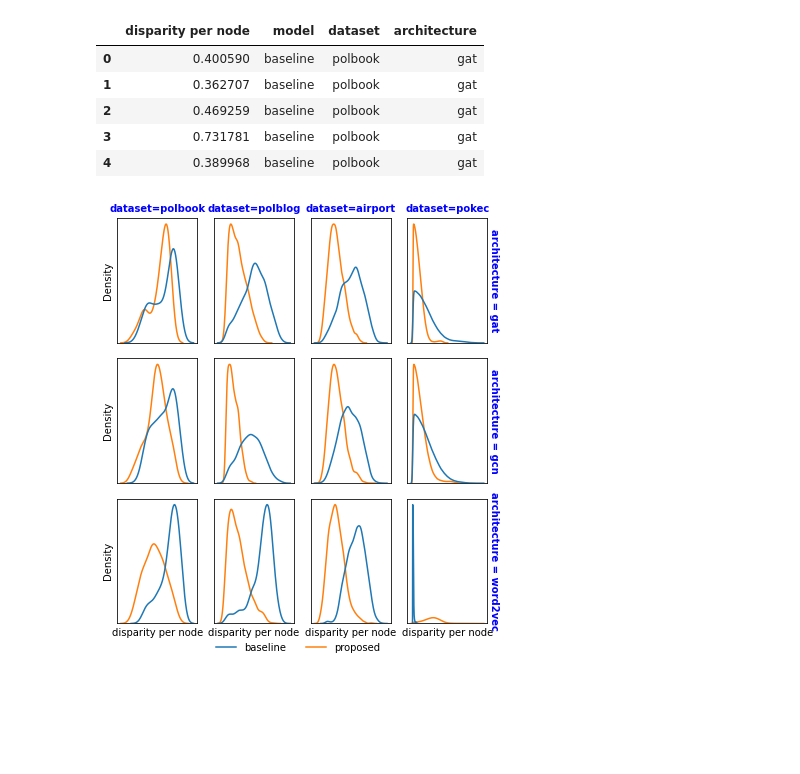
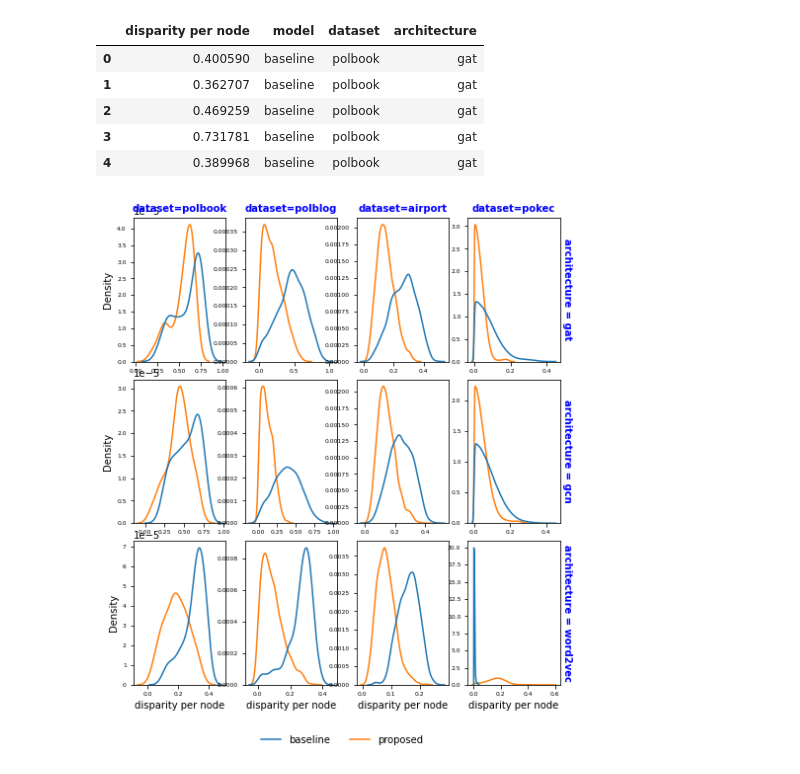
Before and after one commit to thunderock/residual2vec_, a Jupyter notebook: notebooks/PLOTS/fairness per node.ipynb, the cells around one changed output. Drawn from its saved outputs; the diff is of its cells as text; code cells hidden in the pictures; blank space fills up the shorter version.

```diff
--- a/notebooks/PLOTS/fairness per node.ipynb
+++ b/notebooks/PLOTS/fairness per node.ipynb
@@ -186,18 +186,19 @@ df.head()
 # %%
 g = sns.displot(data=df, x="disparity per node", kind='kde', hue='model', col="dataset",
                 row='architecture',
                 facet_kws=dict(sharey=False, sharex=False, margin_titles=True, despine=False))
 # g.fig.set_size_inches(6, 10)
-g.fig.set_size_inches(6, 6)
+g.fig.set_size_inches(7, 7)
 g.set_titles(col_template="dataset={col_name}", fontweight='bold', fontsize=20, color="blue")
 for (i,j,k), data in g.facet_data():
     ax = g.facet_axis(i, j)
-    ax.set_yticks([])
-    ax.set_xticks([])
-
+#     ax.set_yticks([])
+#     ax.set_xticks([])
+    ax.tick_params(axis='both', which='major', labelsize=6)
+    ax.tick_params(axis='both', which='minor', labelsize=4)
 #     ax.set_title(str(i) + '_' + str(j))
 # sns.move_legend(g, "bottom", bbox_to_anchor=(.55, .45), frameon=False)
-sns.move_legend(g, "lower center", bbox_to_anchor=(.45, -0.05), ncol=2)
+sns.move_legend(g, "lower center", bbox_to_anchor=(.45, -0.1), ncol=2)
 g.legend.set_title(None)
 # %% [output]
-[figure, old version]
+[figure, new version]
```
